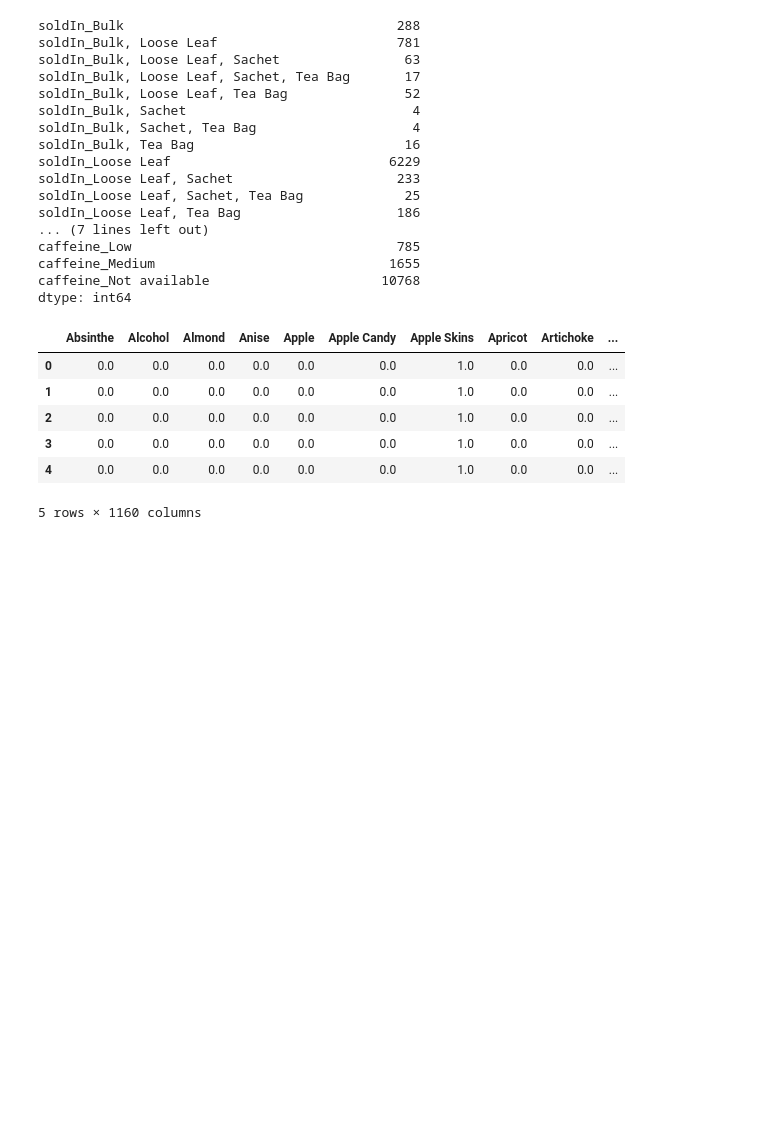
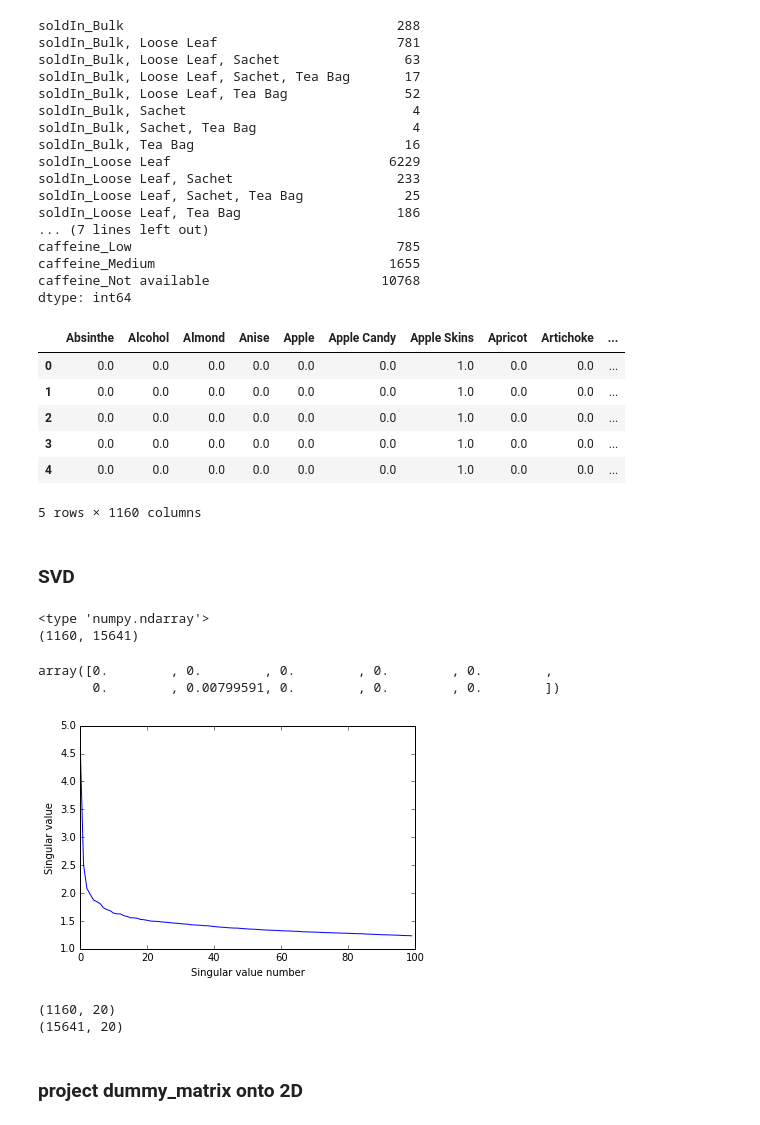
Before and after one commit to donovanOng/cs4300-noveltea, a Jupyter notebook: data/dummy encoding.ipynb, the cells around one changed output. Drawn from its saved outputs; the diff is of its cells as text; code cells hidden in the pictures; blank space fills up the shorter version.

```diff
--- a/data/dummy encoding.ipynb
+++ b/data/dummy encoding.ipynb
@@ -192,3 +195,42 @@ tea_df_dummy.head()
 | 3 | 0.0 | 0.0 | 0.0 | 0.0 | 0.0 | 0.0 | 1.0 | 0.0 | 0.0 | ... |
 | 4 | 0.0 | 0.0 | 0.0 | 0.0 | 0.0 | 0.0 | 1.0 | 0.0 | 0.0 | ... |
 5 rows × 1160 columns
+# %% [markdown]
+### SVD
+# %%
+from sklearn.preprocessing import normalize
+#row normalize
+temp_matrix = normalize(tea_df_dummy.as_matrix(), axis = 0)
+svd_matrix = temp_matrix.transpose()
+# %%
+print(type(svd_matrix))
+print(svd_matrix.shape)
+# %% [output]
+<type 'numpy.ndarray'>
+(1160, 15641)
+# %%
+temp_matrix[0][:10]
+# %% [output]
+array([0.        , 0.        , 0.        , 0.        , 0.        ,
+       0.        , 0.00799591, 0.        , 0.        , 0.        ])
+# %%
+from scipy.sparse.linalg import svds
+u, s, v_trans = svds(svd_matrix, k=100)
+# %%
+plt.plot(s[::-1])
+plt.xlabel("Singular value number")
+plt.ylabel("Singular value")
+plt.show()
+# %% [output]
+[figure, added]
+# %%
+predictors_compressed, _, teas_compressed = svds(svd_matrix, k=20)
+teas_compressed = teas_compressed.transpose()
+
+print(predictors_compressed.shape)
+print(teas_compressed.shape)
+# %% [output]
+(1160, 20)
+(15641, 20)
+# %% [markdown]
+### project dummy_matrix onto 2D
```
Also changed, not shown: parts of 4 cells of this notebook, 1 other file.
